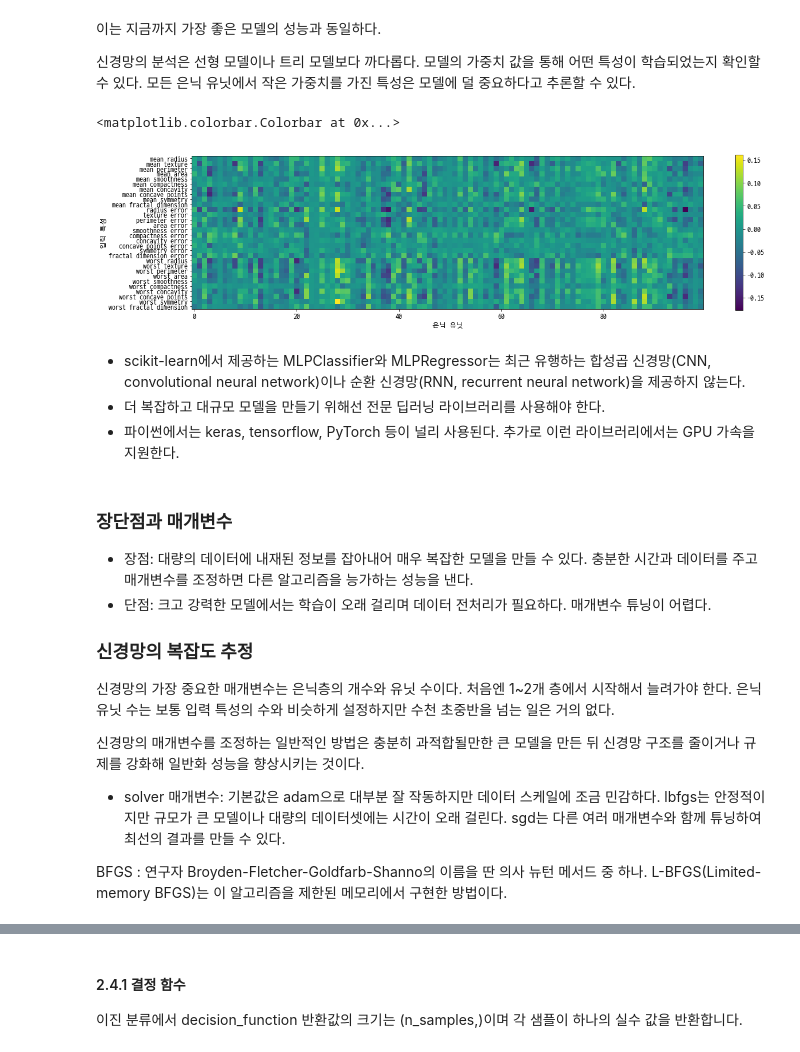
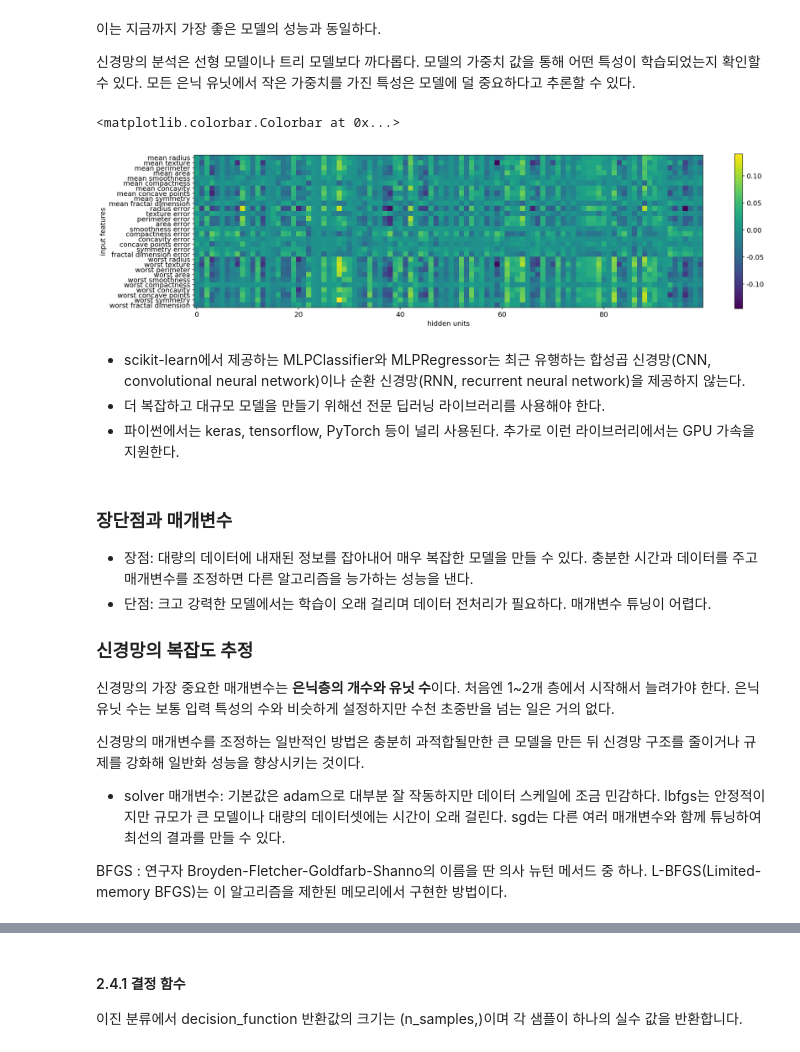
Before and after one commit to hopypark/Intro_ML, a Jupyter notebook: 02.supervised_learning_3.ipynb, the cells around one changed output, grey strips where cells are left out. Saved outputs shown, nothing was run; the diff lists cells and outputs as text; code cells hidden in the pictures.

```diff
--- a/02.supervised_learning_3.ipynb
+++ b/02.supervised_learning_3.ipynb
@@ -250,13 +264,13 @@ print("테스트 세트 정확도: {:.3f}".format(mlp.score(X_test_scaled, y_tes
 # %%
 plt.figure(figsize=(20, 5))
 plt.imshow(mlp.coefs_[0], interpolation='none', cmap='viridis')
 plt.yticks(range(30), cancer.feature_names)
-plt.xlabel("은닉 유닛")
-plt.ylabel("입력 특성")
+plt.xlabel("hidden units")
+plt.ylabel("input features")
 plt.colorbar()
 # %% [output]
 <matplotlib.colorbar.Colorbar at 0x...>
-[figure, old version]
+[figure, new version]
 # %% [markdown]
 * scikit-learn에서 제공하는 MLPClassifier와 MLPRegressor는 최근 유행하는 합성곱 신경망(CNN, convolutional neural network)이나 순환 신경망(RNN, recurrent neural network)을 제공하지 않는다.
 * 더 복잡하고 대규모 모델을 만들기 위해선 전문 딥러닝 라이브러리를 사용해야 한다.
@@ -268,7 +282,7 @@ plt.colorbar()
 
 
 ### 신경망의 복잡도 추정
-신경망의 가장 중요한 매개변수는 은닉층의 개수와 유닛 수이다. 처음엔 1~2개 층에서 시작해서 늘려가야 한다. 은닉유닛 수는 보통 입력 특성의 수와 비슷하게 설정하지만 수천 초중반을 넘는 일은 거의 없다.
+신경망의 가장 중요한 매개변수는 **은닉층의 개수와 유닛 수**이다. 처음엔 1~2개 층에서 시작해서 늘려가야 한다. 은닉유닛 수는 보통 입력 특성의 수와 비슷하게 설정하지만 수천 초중반을 넘는 일은 거의 없다.
 
 신경망의 매개변수를 조정하는 일반적인 방법은 충분히 과적합될만한 큰 모델을 만든 뒤 신경망 구조를 줄이거나 규제를 강화해 일반화 성능을 향상시키는 것이다.
 
```
Also changed, not shown: parts of 22 cells of this notebook.
